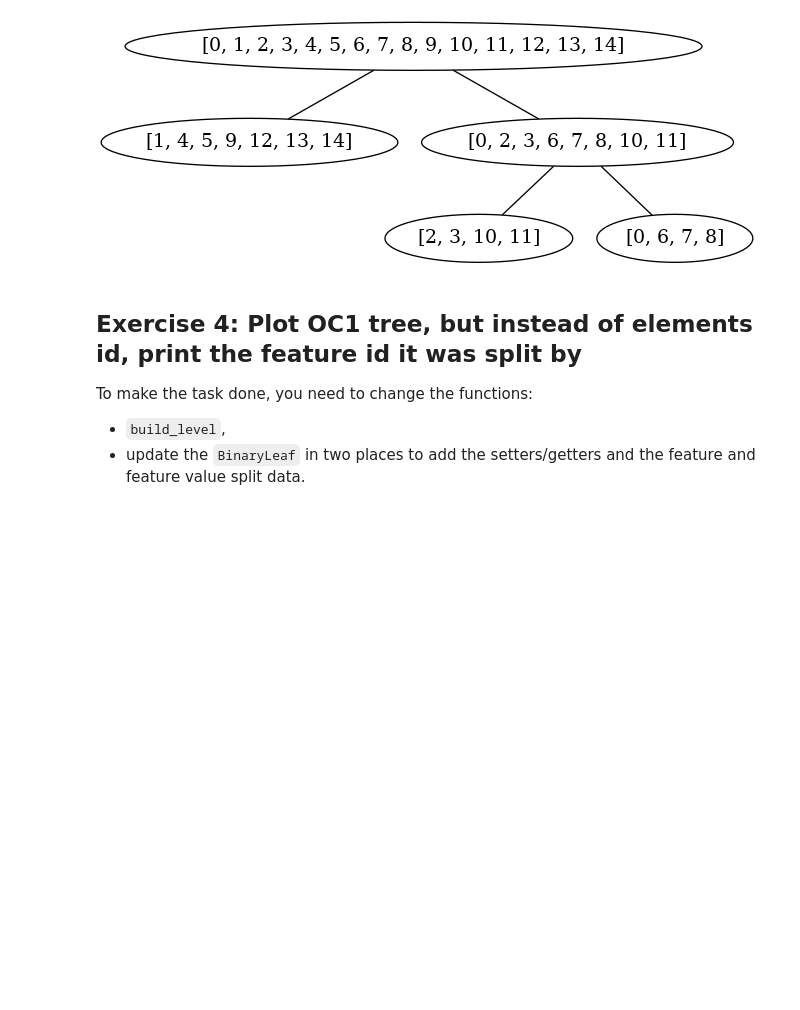
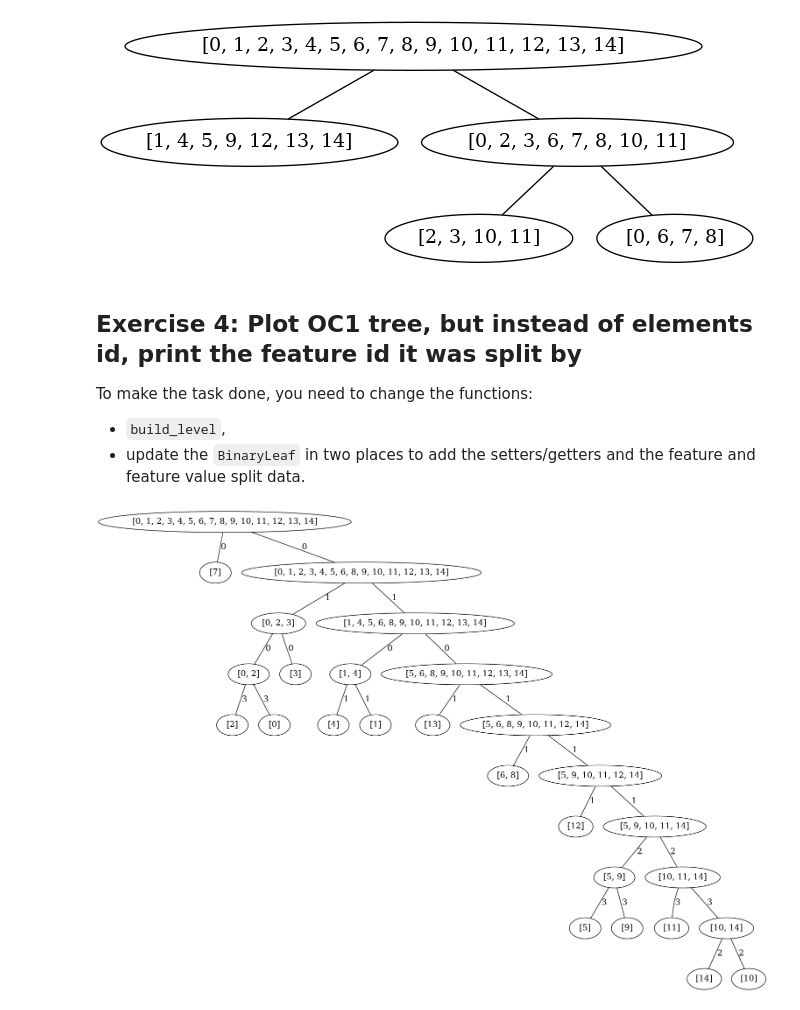
Before and after one commit to Janszczyrek/ml, a Jupyter notebook: trees/055Decision_trees_Exercises.ipynb, the cells around one changed output. Drawn from its saved outputs; the diff is of its cells as text; code cells hidden in the pictures; blank space fills up the shorter version.

Commit message:
add tree plot in last exercise

```diff
--- a/trees/055Decision_trees_Exercises.ipynb
+++ b/trees/055Decision_trees_Exercises.ipynb
@@ -805,30 +805,33 @@ def build_level(root, split_history):
     split_history.append((leaf, left_leaf))
     split_history.append((leaf,right_leaf))
     leaf.set_completed()
     # change here
     ###
     if len(np.unique(below_label)) == 1:
         left_leaf.set_completed()
     if len(np.unique(above_label)) == 1:
         right_leaf.set_completed()
     if compare_two_leafs(leaf, left_leaf) or compare_two_leafs(leaf,right_leaf):
         leaf.set_completed()
     else:
         leaf.set_R(right_leaf)
         leaf.set_L(left_leaf)
     build_level(root, split_history)
     return root, split_history
 
 def build(root):
     split_history = []
     return build_level(root, split_history)
 
 def plot_tree(split_history):
     tree = pydot.Dot(graph_type='graph')
     for split in split_history:
         new_edge = pydot.Edge(str(split[0].ids), str(split[1].ids), label=str(split[0].get_features()), fillcolor = 'red')
         tree.add_edge(new_edge)
     tree.write('oc1_tree.png', format='png')
 
 oc1_tree, split_history = build(root)
 plot_tree(split_history)
+Image(filename='oc1_tree.png')
+# %% [output]
+[figure, added]
```
